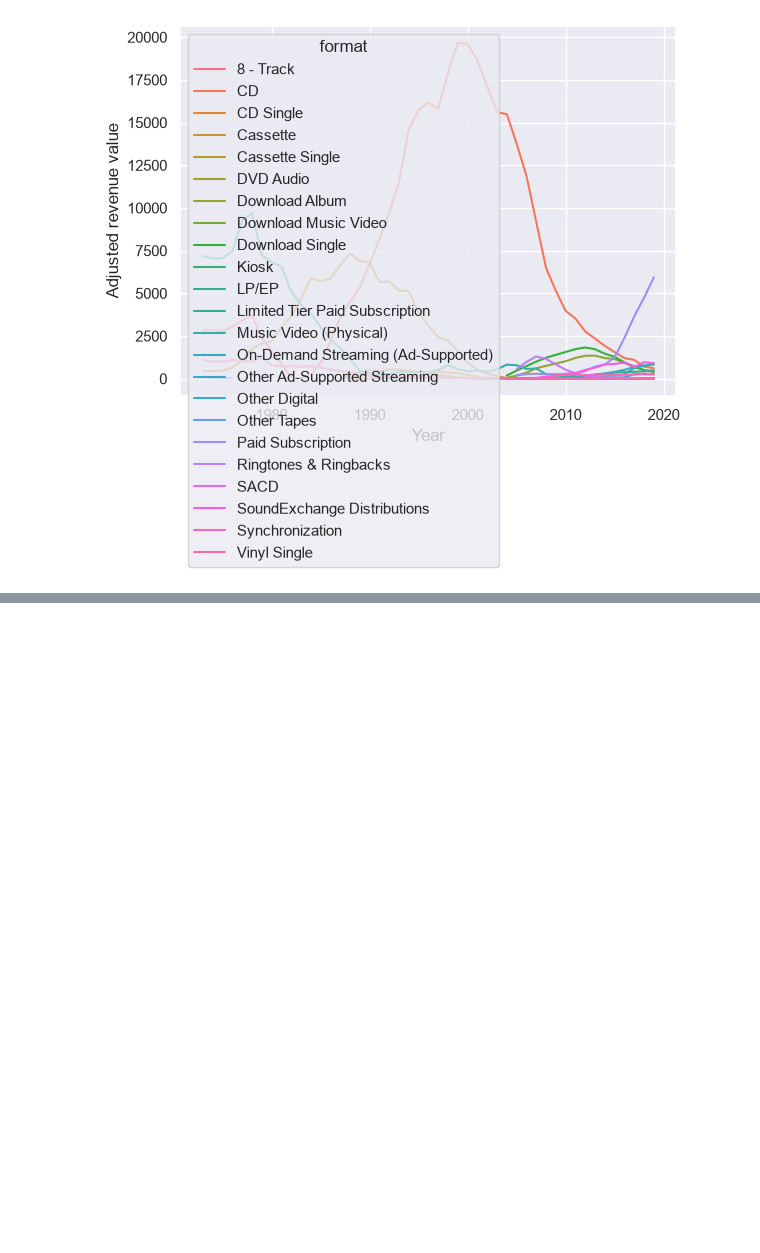
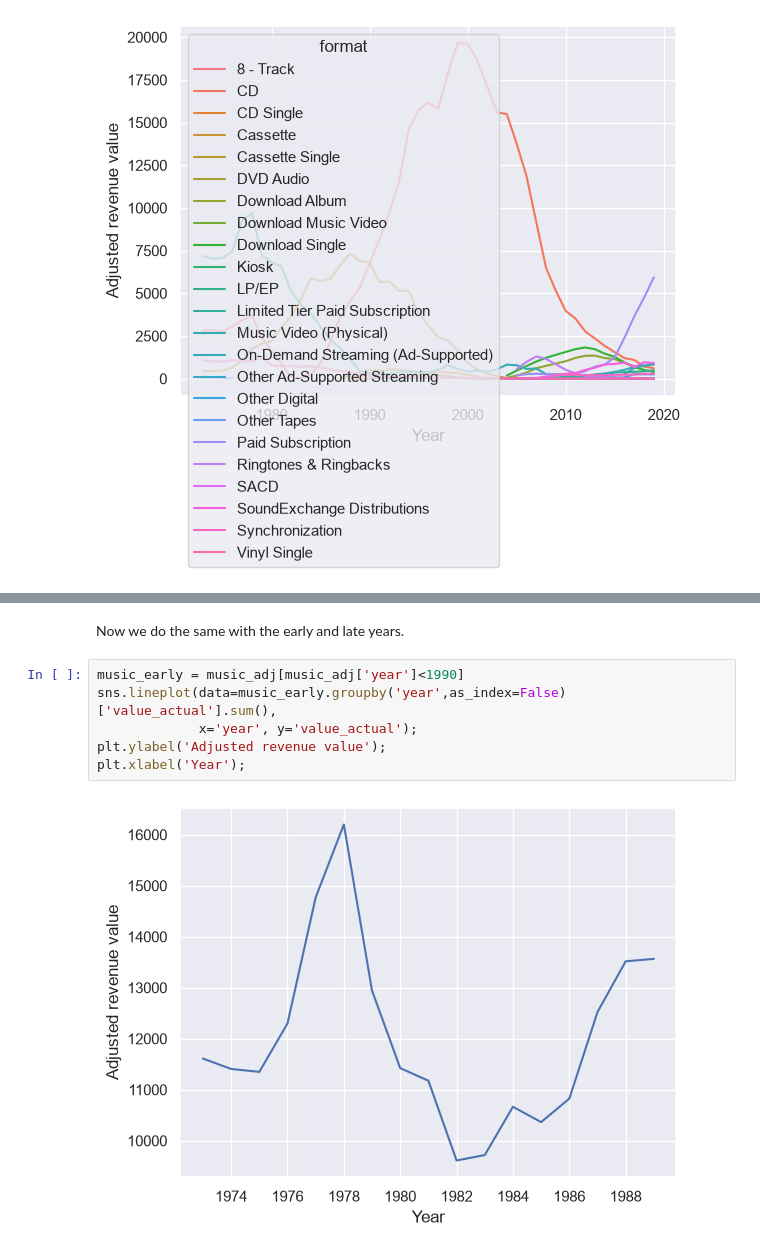
Before and after one commit to MarcoTosoni/music_sales, a Jupyter notebook: analysis.ipynb, the cells around one changed output, grey strips where cells are left out. Drawn from its saved outputs; the diff is of its cells as text; blank space fills up the shorter version.

```diff
--- a/analysis.ipynb
+++ b/analysis.ipynb
@@ -180,0 +252,10 @@ plt.xlabel('Year');
+# %% [markdown]
+Now we do the same with the early and late years.
+# %%
+music_early = music_adj[music_adj['year']<1990]
+sns.lineplot(data=music_early.groupby('year',as_index=False)['value_actual'].sum(),
+             x='year', y='value_actual');
+plt.ylabel('Adjusted revenue value');
+plt.xlabel('Year');
+# %% [output]
+[figure, added]
```
Also changed, not shown: parts of 18 cells of this notebook.
